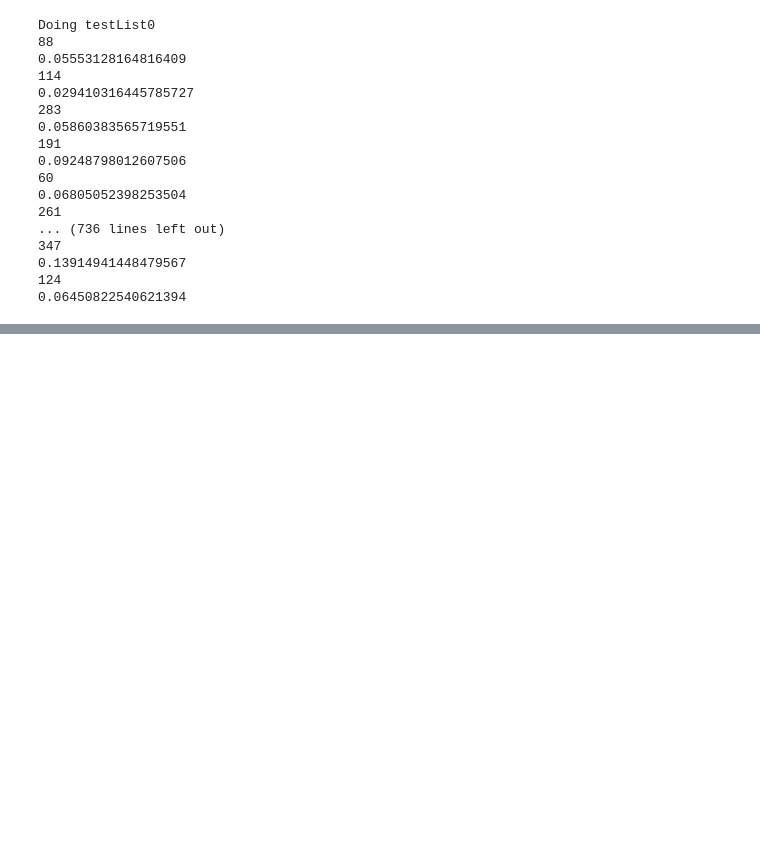
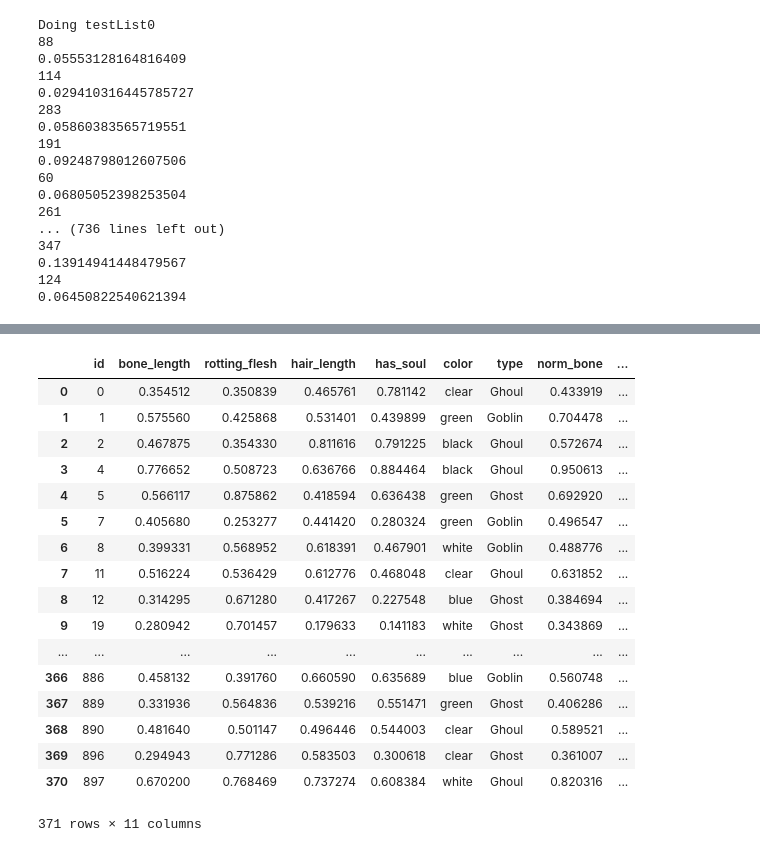
Before and after one commit to tintho/BooClassification, a Jupyter notebook: KNN Boo.ipynb, the cells around one changed output, grey strips where cells are left out. Cells and saved outputs as stored; diff of their text form; code cells hidden in the pictures; blank space fills up the shorter version.

Commit message:
Normalized all numeric columns

```diff
--- a/KNN Boo.ipynb
+++ b/KNN Boo.ipynb
@@ -114,3 +116,14 @@ Doing testList0
 0.13914941448479567
 124
 0.06450822540621394
+# %%
+trainData.max(0)
+# id                    897
+# bone_length      0.817001
+# rotting_flesh    0.932466
+# hair_length             1
+# has_soul         0.935721
+max_bone_length = trainData["bone_length"].max()
+max_rotting_flesh = trainData["rotting_flesh"].max()
+max_hair_length = trainData["hair_length"].max()
+max_has_soul = trainData["has_soul"].max()
@@ -116,0 +132,5 @@ Doing testList0
+# %%
+trainData["norm_bone"] = trainData["bone_length"] / max_bone_length
+trainData["norm_rotting_flesh"] = trainData["rotting_flesh"] / max_rotting_flesh
+trainData["norm_hair_length"] = trainData["hair_length"] / max_hair_length
+trainData["norm_has_soul"] = trainData["has_soul"] / max_has_soul
@@ -116,0 +204,21 @@ Doing testList0
+# %%
+trainData
+# %% [output]
+|  | id | bone_length | rotting_flesh | hair_length | has_soul | color | type | norm_bone | ... |
+| 0 | 0 | 0.354512 | 0.350839 | 0.465761 | 0.781142 | clear | Ghoul | 0.433919 | ... |
+| 1 | 1 | 0.575560 | 0.425868 | 0.531401 | 0.439899 | green | Goblin | 0.704478 | ... |
+| 2 | 2 | 0.467875 | 0.354330 | 0.811616 | 0.791225 | black | Ghoul | 0.572674 | ... |
+| 3 | 4 | 0.776652 | 0.508723 | 0.636766 | 0.884464 | black | Ghoul | 0.950613 | ... |
+| 4 | 5 | 0.566117 | 0.875862 | 0.418594 | 0.636438 | green | Ghost | 0.692920 | ... |
+| 5 | 7 | 0.405680 | 0.253277 | 0.441420 | 0.280324 | green | Goblin | 0.496547 | ... |
+| 6 | 8 | 0.399331 | 0.568952 | 0.618391 | 0.467901 | white | Goblin | 0.488776 | ... |
+| 7 | 11 | 0.516224 | 0.536429 | 0.612776 | 0.468048 | clear | Ghoul | 0.631852 | ... |
+| 8 | 12 | 0.314295 | 0.671280 | 0.417267 | 0.227548 | blue | Ghost | 0.384694 | ... |
+| 9 | 19 | 0.280942 | 0.701457 | 0.179633 | 0.141183 | white | Ghost | 0.343869 | ... |
+| ... | ... | ... | ... | ... | ... | ... | ... | ... | ... |
+| 366 | 886 | 0.458132 | 0.391760 | 0.660590 | 0.635689 | blue | Goblin | 0.560748 | ... |
+| 367 | 889 | 0.331936 | 0.564836 | 0.539216 | 0.551471 | green | Ghost | 0.406286 | ... |
+| 368 | 890 | 0.481640 | 0.501147 | 0.496446 | 0.544003 | clear | Ghoul | 0.589521 | ... |
+| 369 | 896 | 0.294943 | 0.771286 | 0.583503 | 0.300618 | clear | Ghost | 0.361007 | ... |
+| 370 | 897 | 0.670200 | 0.768469 | 0.737274 | 0.608384 | white | Ghoul | 0.820316 | ... |
+371 rows × 11 columns
```
Also changed, not shown: parts of 5 cells of this notebook.
